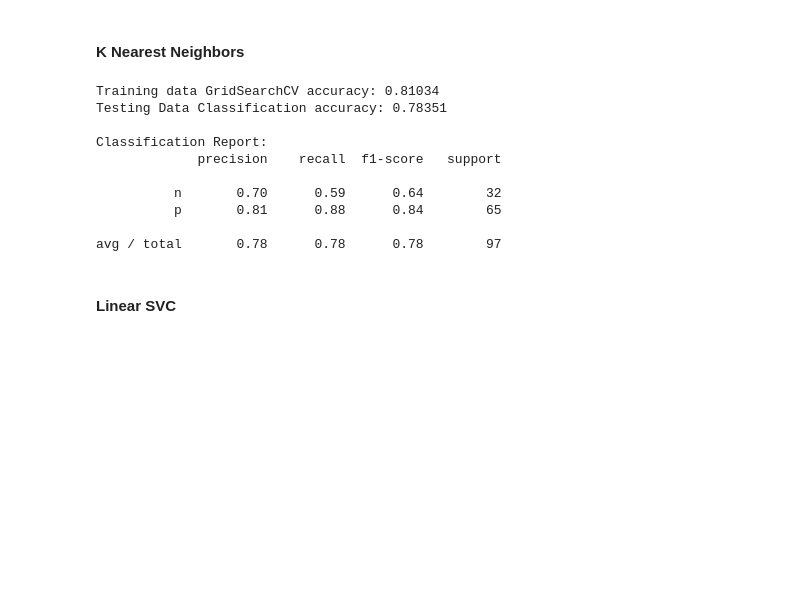
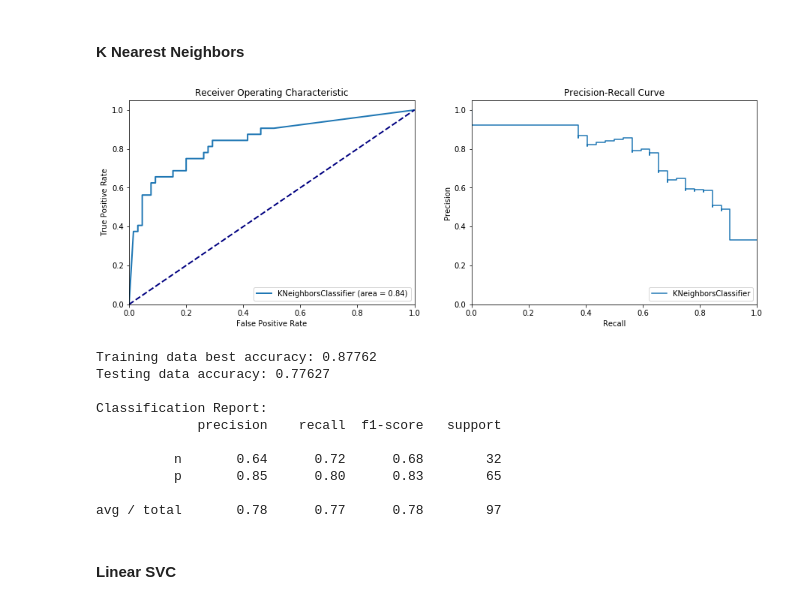
Before and after one commit to BeckResearchLab/PyMolSAR, a Jupyter notebook: notebooks/Lithium Blood-Brain-Barrier Penetration.ipynb, the cells around one changed output. Drawn from its saved outputs; the diff is of its cells as text; code cells hidden in the pictures; blank space fills up the shorter version.

```diff
--- a/notebooks/Lithium Blood-Brain-Barrier Penetration.ipynb
+++ b/notebooks/Lithium Blood-Brain-Barrier Penetration.ipynb
@@ -57,18 +54,19 @@ avg / total       0.69      0.70      0.70        97
 # %% [markdown]
 #### K Nearest Neighbors
 # %%
-model2, y_pred2, y_score2 = classification.fit_KNearestNeighbors(X_train, X_test, y_train, y_test, 10)
+scores2, feature_names2, y_score2 = classification.fit_KNearestNeighbors(X_train, X_test, y_train, y_test, 'n')
 # %% [output]
+[figure, added]
-Training data GridSearchCV accuracy: 0.81034
-Testing Data Classification accuracy: 0.78351
+Training data best accuracy: 0.87762
+Testing data accuracy: 0.77627
 
 Classification Report:
              precision    recall  f1-score   support
 
-          n       0.70      0.59      0.64        32
-          p       0.81      0.88      0.84        65
+          n       0.64      0.72      0.68        32
+          p       0.85      0.80      0.83        65
 
-avg / total       0.78      0.78      0.78        97
+avg / total       0.78      0.77      0.78        97
 # %% [markdown]
 #### Linear SVC
 # %%
```
Also changed, not shown: parts of 32 cells of this notebook, 2 other files.
